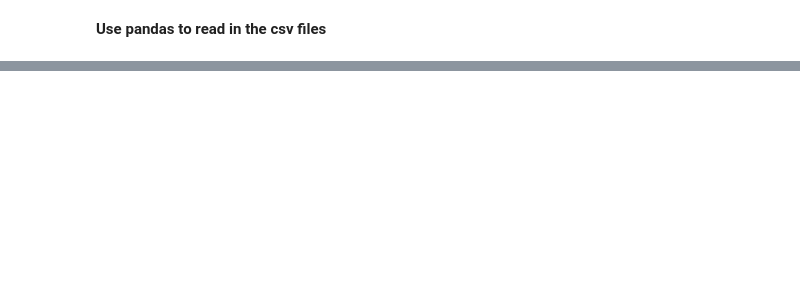
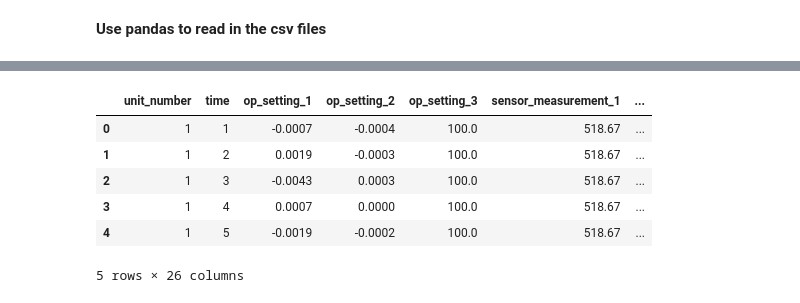
Before and after one commit to rorycawley/MSc-Dissertation, a Jupyter notebook: Rory_Final_Template.ipynb, the cells around one changed output, grey strips where cells are left out. Saved outputs shown, nothing was run; the diff lists cells and outputs as text; code cells hidden in the pictures; blank space fills up the shorter version.

```diff
--- a/Rory_Final_Template.ipynb
+++ b/Rory_Final_Template.ipynb
@@ -44,3 +70,7 @@ test_x_orig = pd.read_csv('https://raw.githubusercontent.com/daynebatten/keras-w
 
 # read ground truth data
 test_y_orig = pd.read_csv('https://raw.githubusercontent.com/daynebatten/keras-wtte-rnn/master/test_y.csv', header=None, names=['T'])
+# %%
+# Change the index to be Engine and Cycle Time
+train_orig.set_index(['unit_number', 'time'], verify_integrity=True)
+test_x_orig.set_index(['unit_number', 'time'], verify_integrity=True)
@@ -46,0 +97,10 @@ test_y_orig = pd.read_csv('https://raw.githubusercontent.com/daynebatten/keras-w
+# %%
+train_orig.head()
+# %% [output]
+|  | unit_number | time | op_setting_1 | op_setting_2 | op_setting_3 | sensor_measurement_1 | ... |
+| 0 | 1 | 1 | -0.0007 | -0.0004 | 100.0 | 518.67 | ... |
+| 1 | 1 | 2 | 0.0019 | -0.0003 | 100.0 | 518.67 | ... |
+| 2 | 1 | 3 | -0.0043 | 0.0003 | 100.0 | 518.67 | ... |
+| 3 | 1 | 4 | 0.0007 | 0.0000 | 100.0 | 518.67 | ... |
+| 4 | 1 | 5 | -0.0019 | -0.0002 | 100.0 | 518.67 | ... |
+5 rows × 26 columns
```
Also changed, not shown: parts of 20 cells of this notebook.
